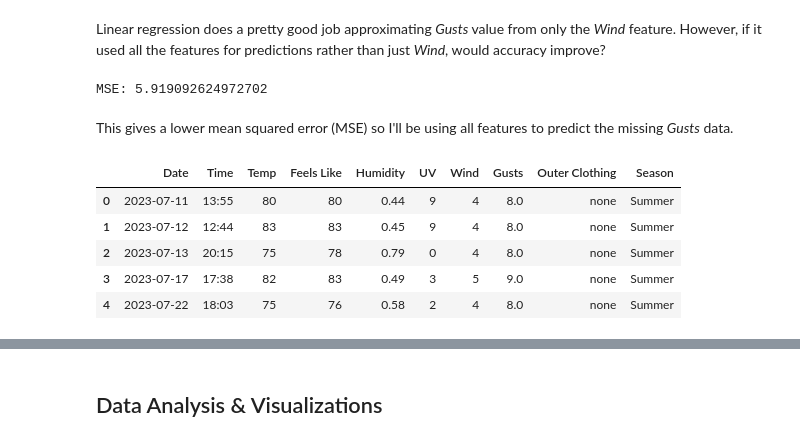
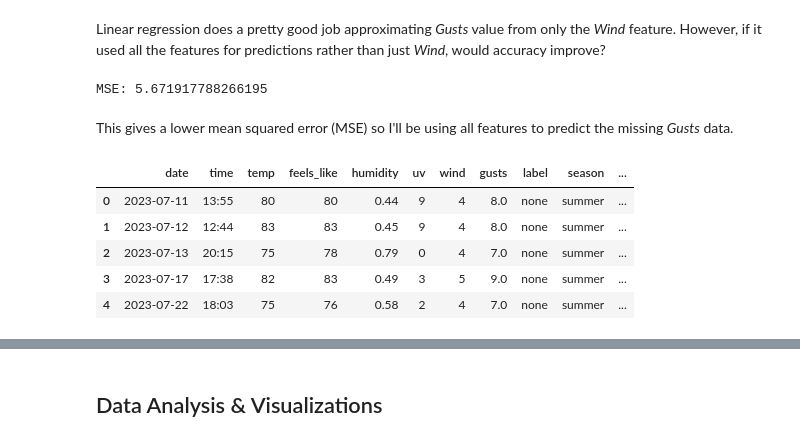
Before and after one commit to tikkikkit21/WeatherML, a Jupyter notebook: research/research.ipynb, the cells around one changed output, grey strips where cells are left out. Saved outputs shown, nothing was run; the diff lists cells and outputs as text; code cells hidden in the pictures.

```diff
--- a/research/research.ipynb
+++ b/research/research.ipynb
@@ -96,3 +122,13 @@ df['Season'] = [get_season(date_str) for date_str in df['Date']]
+# %%
+def cyclical_encode_time(time_str):
+    hour, minute = map(int, time_str.split(':'))
+    total_minutes = hour * 60 + minute
+    angle = 2 * np.pi * total_minutes / (24 * 60)
+    return np.round(np.sin(angle), 4), np.round(np.cos(angle), 4)
+
+df[['time_sin', 'time_cos']] = df['time'].apply(
+    lambda s: pd.Series(cyclical_encode_time(s))
+)
 # %% [markdown]
 ### Handle Missing Data
 Next, I'll be handling missing data. First, I'll need to check which features
@@ -110,8 +146,8 @@ We see that only *Gusts* has missing data records. Since I only have 630 records
 to impute the missing data rather than drop the records.
 # %%
 df_gust = df.copy()
-df_gust = pd.get_dummies(df_gust, columns=['Season'])
-df_gust.dropna().plot.scatter('Wind', 'Gusts')
+df_gust = pd.get_dummies(df_gust, columns=['season'])
+df_gust.dropna().plot.scatter('wind', 'gusts')
 plt.title('Wind & Gusts')
 plt.xlabel('Wind (mph)')
 plt.ylabel('Gusts (mph)');
@@ -123,22 +159,22 @@ I'll first try to use
 Linear Regression and predict the *Gusts* value based on *Wind* speed.
 # %%
 # prep data
-non_missing = df_gust.dropna(subset=['Gusts'])
-missing = df_gust[df_gust['Gusts'].isnull()]
+non_missing = df_gust.dropna(subset=['gusts'])
+missing = df_gust[df_gust['gusts'].isnull()]
 
-X_train = non_missing[['Wind']].values
-y_train = non_missing['Gusts'].values
+X_train = non_missing[['wind']].values
+y_train = non_missing['gusts'].values
 
-# train model
+# train regression model
 lr_wind = LinearRegression()
 lr_wind.fit(X_train, y_train)
+print('MSE:', mean_squared_error(y_train, lr_wind.predict(X_train)))
 
 # plot data points & regression line
-print('MSE:', mean_squared_error(y_train, lr_wind.predict(X_train)))
 m, b = lr_wind.coef_[0], lr_wind.intercept_
-x_line = np.linspace(df_gust['Wind'].values.min(), df_gust['Wind'].values.max())
+x_line = np.linspace(df_gust['wind'].values.min(), df_gust['wind'].values.max())
 y_line = m * x_line + b
-df_gust.dropna().plot.scatter('Wind', 'Gusts');
+df_gust.dropna().plot.scatter('wind', 'gusts');
 plt.plot(x_line, y_line, color='red', label='Linear Regression')
 plt.title('Linear Regression Results')
 plt.xlabel('Wind (mph)')
@@ -152,28 +188,26 @@ Linear regression does a pretty good job approximating *Gusts* value from only t
 *Wind* feature. However, if it used all the features for predictions rather
 than just *Wind*, would accuracy improve?
 # %%
-X_train = non_missing.drop(columns=['Date', 'Time', 'Gusts', 'Outer Clothing']).values
-y_train = non_missing['Gusts'].values
+X_train = non_missing.drop(columns=['date', 'time', 'gusts', 'label']).values
+y_train = non_missing['gusts'].values
 
 # train model
 lr_all = LinearRegression()
 lr_all.fit(X_train, y_train)
-
-# plot data points & regression line
 print('MSE:', mean_squared_error(y_train, lr_all.predict(X_train)))
 # %% [output]
-MSE: 5.919092624972702
+MSE: 5.671917788266195
 # %% [markdown]
 This gives a lower mean squared error (MSE) so I'll be using all features to predict
 the missing *Gusts* data.
 # %%
-X_missing = missing.drop(columns=['Date', 'Time', 'Gusts', 'Outer Clothing']).values
-df.loc[df['Gusts'].isnull(), 'Gusts'] = lr_all.predict(X_missing).round()
+X_missing = missing.drop(columns=['date', 'time', 'gusts', 'label']).values
+df.loc[df['gusts'].isnull(), 'gusts'] = lr_all.predict(X_missing).round()
 df.head()
 # %% [output]
-|  | Date | Time | Temp | Feels Like | Humidity | UV | Wind | Gusts | Outer Clothing | Season |
-| 0 | 2023-07-11 | 13:55 | 80 | 80 | 0.44 | 9 | 4 | 8.0 | none | Summer |
-| 1 | 2023-07-12 | 12:44 | 83 | 83 | 0.45 | 9 | 4 | 8.0 | none | Summer |
-| 2 | 2023-07-13 | 20:15 | 75 | 78 | 0.79 | 0 | 4 | 8.0 | none | Summer |
-| 3 | 2023-07-17 | 17:38 | 82 | 83 | 0.49 | 3 | 5 | 9.0 | none | Summer |
-| 4 | 2023-07-22 | 18:03 | 75 | 76 | 0.58 | 2 | 4 | 8.0 | none | Summer |
+|  | date | time | temp | feels_like | humidity | uv | wind | gusts | label | season | ... |
+| 0 | 2023-07-11 | 13:55 | 80 | 80 | 0.44 | 9 | 4 | 8.0 | none | summer | ... |
+| 1 | 2023-07-12 | 12:44 | 83 | 83 | 0.45 | 9 | 4 | 8.0 | none | summer | ... |
+| 2 | 2023-07-13 | 20:15 | 75 | 78 | 0.79 | 0 | 4 | 7.0 | none | summer | ... |
+| 3 | 2023-07-17 | 17:38 | 82 | 83 | 0.49 | 3 | 5 | 9.0 | none | summer | ... |
+| 4 | 2023-07-22 | 18:03 | 75 | 76 | 0.58 | 2 | 4 | 7.0 | none | summer | ... |
```
Also changed, not shown: parts of 45 cells of this notebook.
